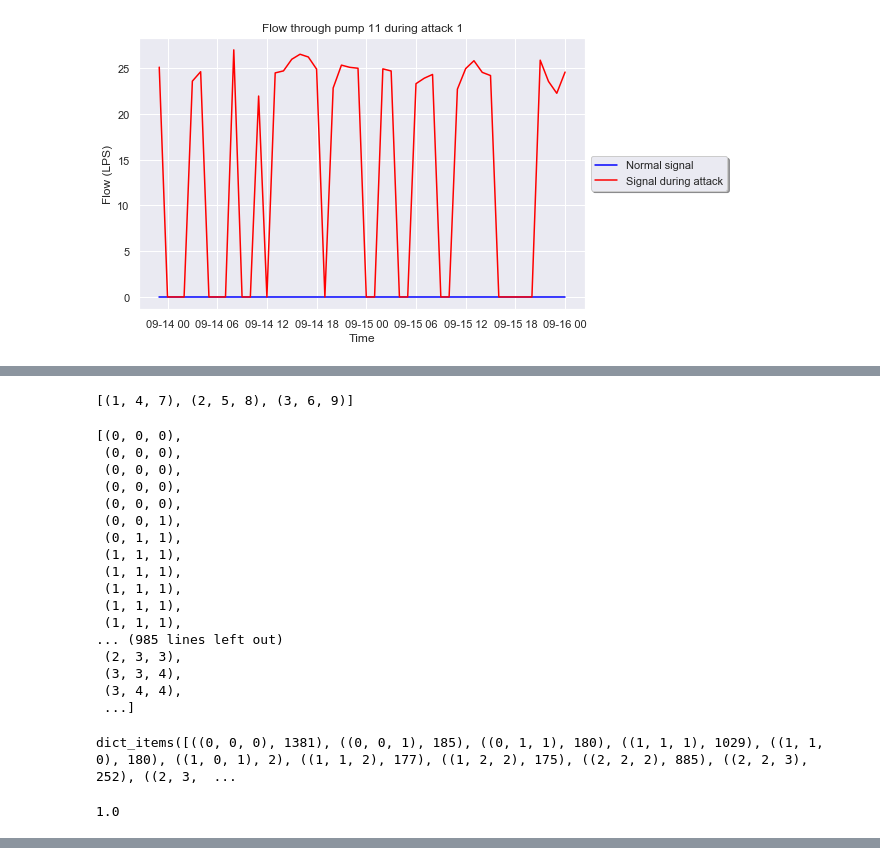
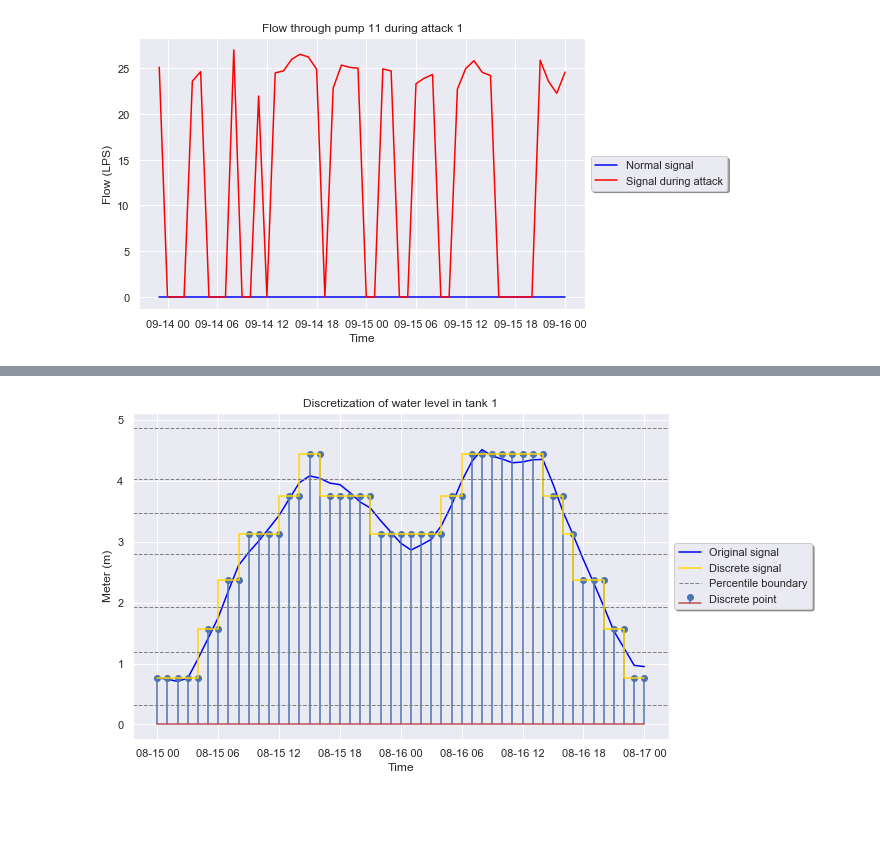
Before and after one commit to simionAndrei/CyberAnomDetect2, a Jupyter notebook: Exploratory Analysis.ipynb, the cells around one changed output, grey strips where cells are left out. Saved outputs shown, nothing was run; the diff lists cells and outputs as text; code cells hidden in the pictures; blank space fills up the shorter version.

Commit message:
Add signal discretization in separate class

```diff
--- a/Exploratory Analysis.ipynb
+++ b/Exploratory Analysis.ipynb
@@ -251,34 +147,0 @@ zip(*[signal[i:] for i in range(3)])
-# %%
-list(zip([1,2,3], [4,5,6], [7,8,9]))
-# %% [output]
-[(1, 4, 7), (2, 5, 8), (3, 6, 9)]
-# %%
-a
-# %% [output]
-[(0, 0, 0),
- (0, 0, 0),
- (0, 0, 0),
- (0, 0, 0),
- (0, 0, 0),
- (0, 0, 1),
- (0, 1, 1),
- (1, 1, 1),
- (1, 1, 1),
- (1, 1, 1),
- (1, 1, 1),
- (1, 1, 1),
-... (985 lines left out)
- (2, 3, 3),
- (3, 3, 4),
- (3, 4, 4),
- ...]
-# %%
-from collections import Counter
-Counter(a).items()
-# %% [output]
-dict_items([((0, 0, 0), 1381), ((0, 0, 1), 185), ((0, 1, 1), 180), ((1, 1, 1), 1029), ((1, 1, 0), 180), ((1, 0, 1), 2), ((1, 1, 2), 177), ((1, 2, 2), 175), ((2, 2, 2), 885), ((2, 2, 3), 252), ((2, 3,  ...
-# %%
-d = {k: v / len(a) for k, v in Counter(a).items()}
-sum([v for k,v in d.items()])
-# %% [output]
-1.0
@@ -284,0 +150,11 @@ sum([v for k,v in d.items()])
+# %%
+from discretization import PercentilesDiscretization
+
+signal = df_train.L_T1
+
+discretizator = PercentilesDiscretization(quantiles = 6, logger = logger)
+discretizator.discretize_signal(signal)
+discretizator.visualize_discretization(start_time = "2014-08-15 00:00:00", end_time = "2014-08-17 00:00:00",
+                                       title = "Discretization of water level in tank 1", axis_label = "Meter (m)",
+                                       filename = "discrete_sig_t1.png")
+# %% [output]
@@ -284,0 +162 @@ sum([v for k,v in d.items()])
+[figure, added]
```
Also changed, not shown: parts of 27 cells of this notebook, 1 other file.
